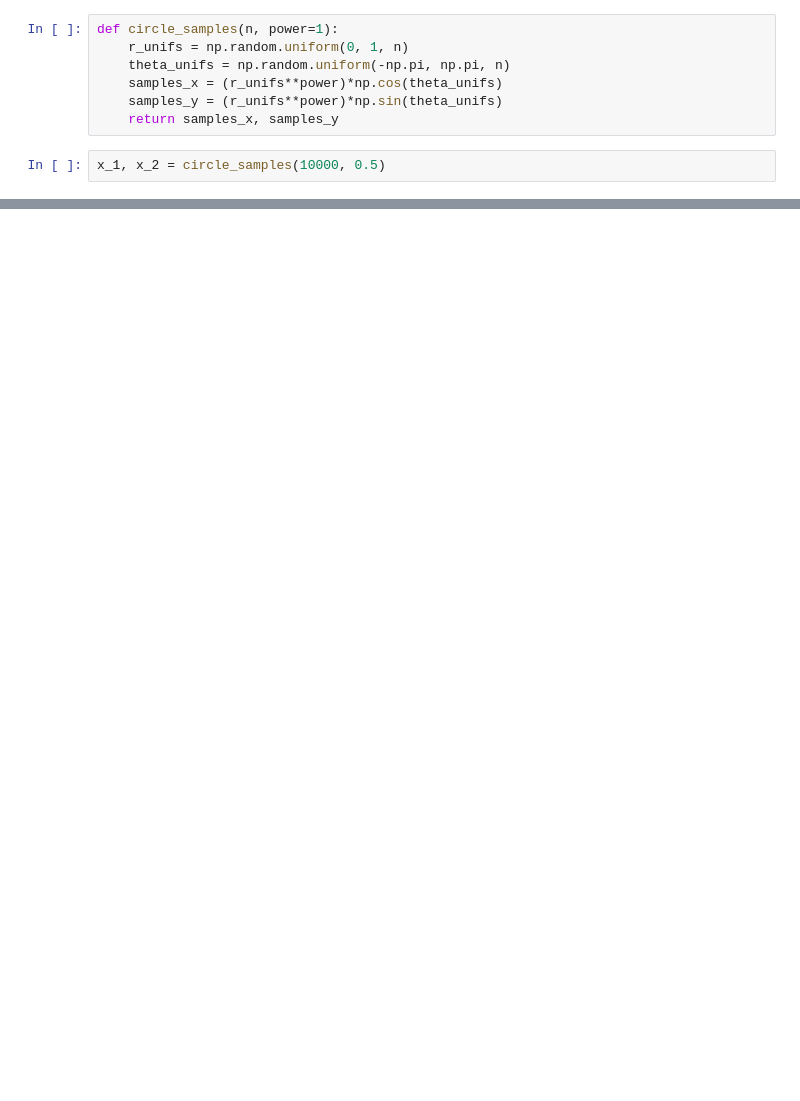
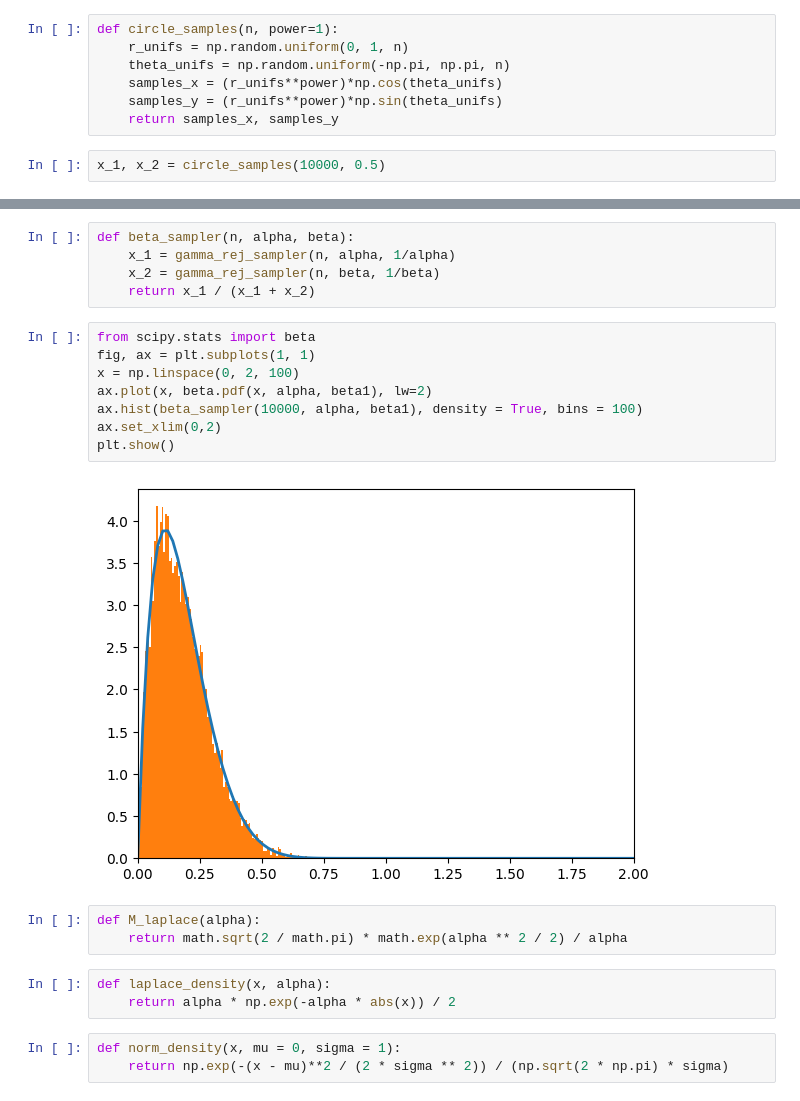
Before and after one commit to callieham/Year-3, a Jupyter notebook: Stochastic/Stochastic Simulation Problem Sheets.ipynb, the cells around one changed output, grey strips where cells are left out. Drawn from its saved outputs; the diff is of its cells as text; blank space fills up the shorter version.

```diff
--- a/Stochastic/Stochastic Simulation Problem Sheets.ipynb
+++ b/Stochastic/Stochastic Simulation Problem Sheets.ipynb
@@ -97,0 +133,24 @@ plt.gca().set_aspect('equal')
+# %%
+def beta_sampler(n, alpha, beta):
+    x_1 = gamma_rej_sampler(n, alpha, 1/alpha)
+    x_2 = gamma_rej_sampler(n, beta, 1/beta)
+    return x_1 / (x_1 + x_2)
+# %%
+from scipy.stats import beta
+fig, ax = plt.subplots(1, 1)
+x = np.linspace(0, 2, 100)
+ax.plot(x, beta.pdf(x, alpha, beta1), lw=2)
+ax.hist(beta_sampler(10000, alpha, beta1), density = True, bins = 100)
+ax.set_xlim(0,2)
+plt.show()
+# %% [output]
+[figure, added]
+# %%
+def M_laplace(alpha):
+    return math.sqrt(2 / math.pi) * math.exp(alpha ** 2 / 2) / alpha
+# %%
+def laplace_density(x, alpha):
+    return alpha * np.exp(-alpha * abs(x)) / 2
+# %%
+def norm_density(x, mu = 0, sigma = 1):
+    return np.exp(-(x - mu)**2 / (2 * sigma ** 2)) / (np.sqrt(2 * np.pi) * sigma)
```
Also changed, not shown: parts of 64 cells of this notebook, 55 other files.
